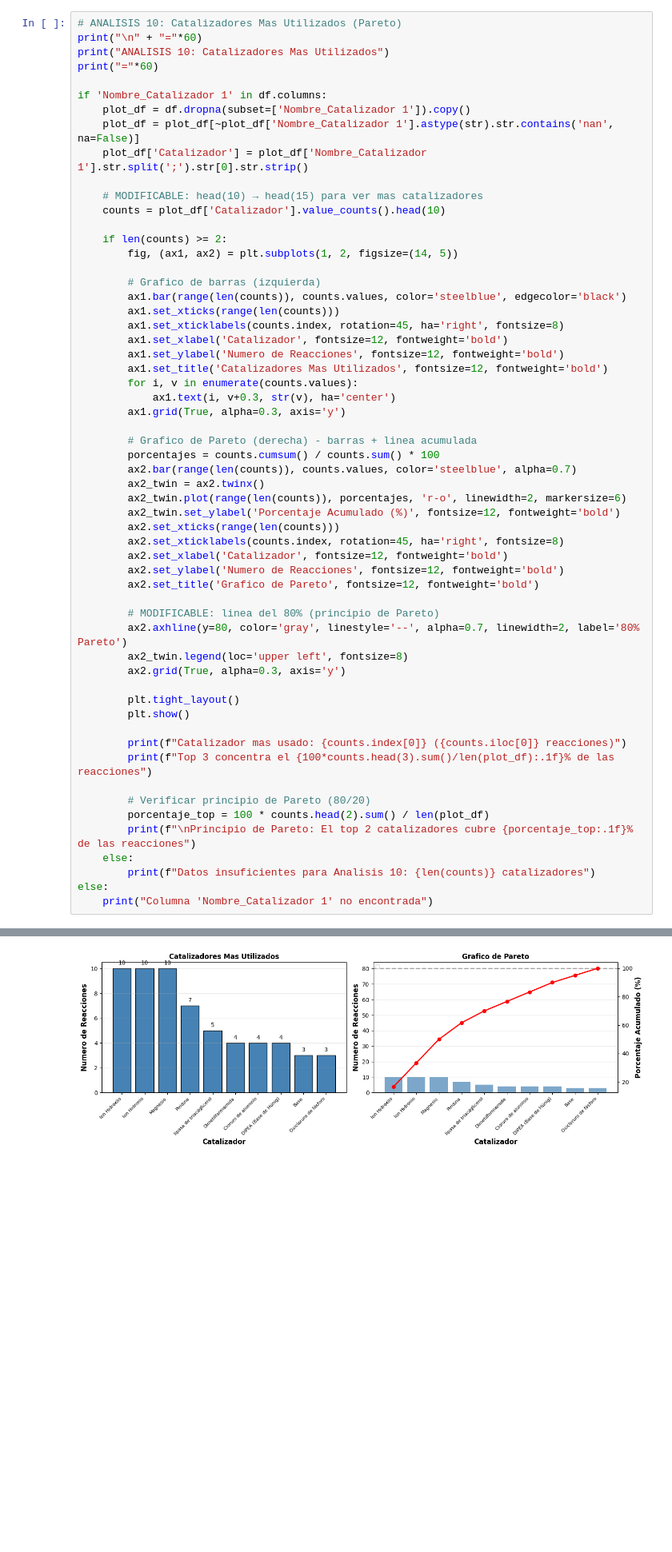
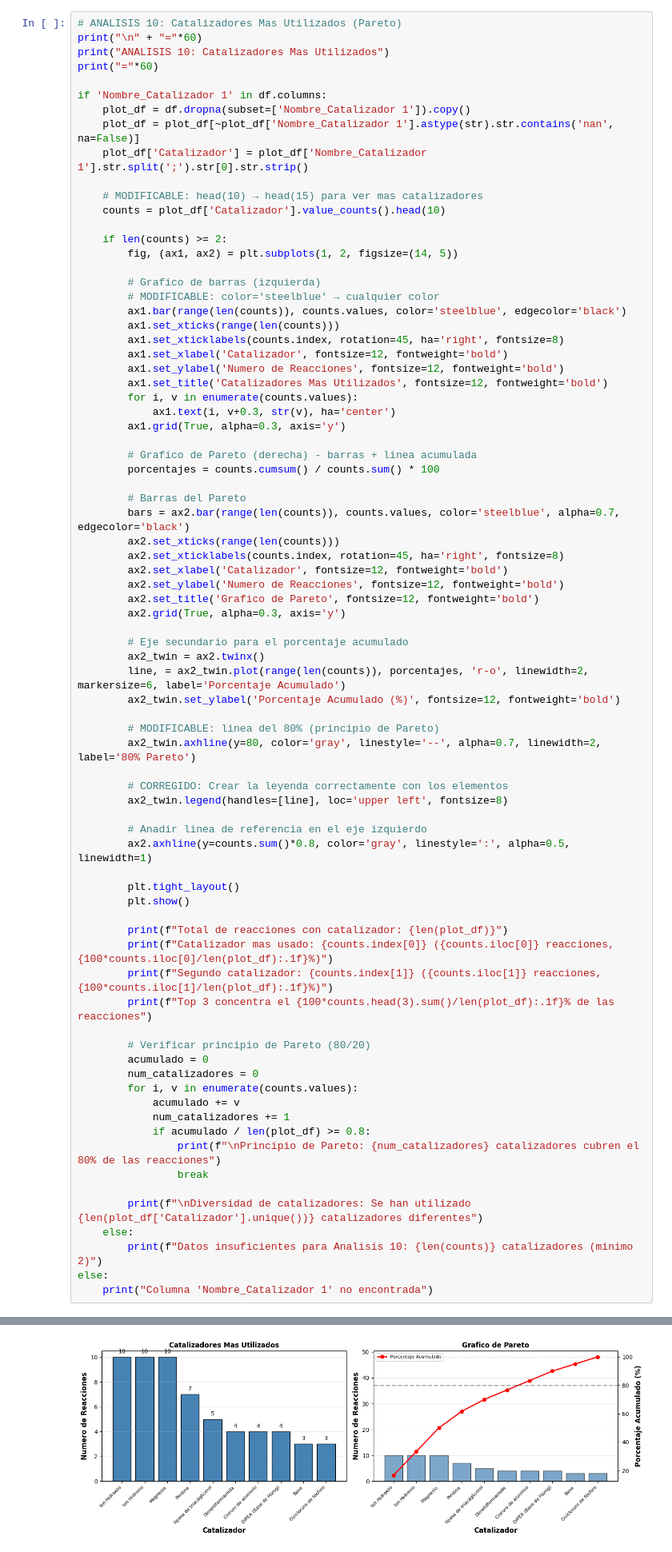
Before and after one commit to heidy0099/Proy.Org, a Jupyter notebook: PROYECTO_3_DERIVADOS_DE_ACIDO.ipynb, the cells around one changed output, grey strips where cells are left out. Shown at 80% size. Saved outputs shown, nothing was run; the diff lists cells and outputs as text; blank space fills up the shorter version.

```diff
--- a/PROYECTO_3_DERIVADOS_DE_ACIDO.ipynb
+++ b/PROYECTO_3_DERIVADOS_DE_ACIDO.ipynb
@@ -820,48 +820,68 @@ if 'Nombre_Catalizador 1' in df.columns:
         fig, (ax1, ax2) = plt.subplots(1, 2, figsize=(14, 5))
 
         # Grafico de barras (izquierda)
+        # MODIFICABLE: color='steelblue' → cualquier color
         ax1.bar(range(len(counts)), counts.values, color='steelblue', edgecolor='black')
         ax1.set_xticks(range(len(counts)))
         ax1.set_xticklabels(counts.index, rotation=45, ha='right', fontsize=8)
         ax1.set_xlabel('Catalizador', fontsize=12, fontweight='bold')
         ax1.set_ylabel('Numero de Reacciones', fontsize=12, fontweight='bold')
         ax1.set_title('Catalizadores Mas Utilizados', fontsize=12, fontweight='bold')
         for i, v in enumerate(counts.values):
             ax1.text(i, v+0.3, str(v), ha='center')
         ax1.grid(True, alpha=0.3, axis='y')
 
         # Grafico de Pareto (derecha) - barras + linea acumulada
         porcentajes = counts.cumsum() / counts.sum() * 100
-        ax2.bar(range(len(counts)), counts.values, color='steelblue', alpha=0.7)
-        ax2_twin = ax2.twinx()
-        ax2_twin.plot(range(len(counts)), porcentajes, 'r-o', linewidth=2, markersize=6)
-        ax2_twin.set_ylabel('Porcentaje Acumulado (%)', fontsize=12, fontweight='bold')
+
+        # Barras del Pareto
+        bars = ax2.bar(range(len(counts)), counts.values, color='steelblue', alpha=0.7, edgecolor='black')
         ax2.set_xticks(range(len(counts)))
         ax2.set_xticklabels(counts.index, rotation=45, ha='right', fontsize=8)
         ax2.set_xlabel('Catalizador', fontsize=12, fontweight='bold')
         ax2.set_ylabel('Numero de Reacciones', fontsize=12, fontweight='bold')
         ax2.set_title('Grafico de Pareto', fontsize=12, fontweight='bold')
+        ax2.grid(True, alpha=0.3, axis='y')
+
+        # Eje secundario para el porcentaje acumulado
+        ax2_twin = ax2.twinx()
+        line, = ax2_twin.plot(range(len(counts)), porcentajes, 'r-o', linewidth=2, markersize=6, label='Porcentaje Acumulado')
+        ax2_twin.set_ylabel('Porcentaje Acumulado (%)', fontsize=12, fontweight='bold')
 
         # MODIFICABLE: linea del 80% (principio de Pareto)
-        ax2.axhline(y=80, color='gray', linestyle='--', alpha=0.7, linewidth=2, label='80% Pareto')
-        ax2_twin.legend(loc='upper left', fontsize=8)
-        ax2.grid(True, alpha=0.3, axis='y')
+        ax2_twin.axhline(y=80, color='gray', linestyle='--', alpha=0.7, linewidth=2, label='80% Pareto')
+
+        # CORREGIDO: Crear la leyenda correctamente con los elementos
+        ax2_twin.legend(handles=[line], loc='upper left', fontsize=8)
+
+        # Anadir linea de referencia en el eje izquierdo
+        ax2.axhline(y=counts.sum()*0.8, color='gray', linestyle=':', alpha=0.5, linewidth=1)
 
         plt.tight_layout()
         plt.show()
 
-        print(f"Catalizador mas usado: {counts.index[0]} ({counts.iloc[0]} reacciones)")
+        print(f"Total de reacciones con catalizador: {len(plot_df)}")
+        print(f"Catalizador mas usado: {counts.index[0]} ({counts.iloc[0]} reacciones, {100*counts.iloc[0]/len(plot_df):.1f}%)")
+        print(f"Segundo catalizador: {counts.index[1]} ({counts.iloc[1]} reacciones, {100*counts.iloc[1]/len(plot_df):.1f}%)")
         print(f"Top 3 concentra el {100*counts.head(3).sum()/len(plot_df):.1f}% de las reacciones")
 
         # Verificar principio de Pareto (80/20)
-        porcentaje_top = 100 * counts.head(2).sum() / len(plot_df)
-        print(f"\nPrincipio de Pareto: El top 2 catalizadores cubre {porcentaje_top:.1f}% de las reacciones")
+        acumulado = 0
+        num_catalizadores = 0
+        for i, v in enumerate(counts.values):
+            acumulado += v
+            num_catalizadores += 1
+            if acumulado / len(plot_df) >= 0.8:
+                print(f"\nPrincipio de Pareto: {num_catalizadores} catalizadores cubren el 80% de las reacciones")
+                break
+
+        print(f"\nDiversidad de catalizadores: Se han utilizado {len(plot_df['Catalizador'].unique())} catalizadores diferentes")
     else:
-        print(f"Datos insuficientes para Analisis 10: {len(counts)} catalizadores")
+        print(f"Datos insuficientes para Analisis 10: {len(counts)} catalizadores (minimo 2)")
 else:
     print("Columna 'Nombre_Catalizador 1' no encontrada")
 # %% [output]
 ============================================================
 ANALISIS 10: Catalizadores Mas Utilizados
 ============================================================
-[figure, old version]
+[figure, new version]
```
Also changed, not shown: parts of 1 cell of this notebook.
